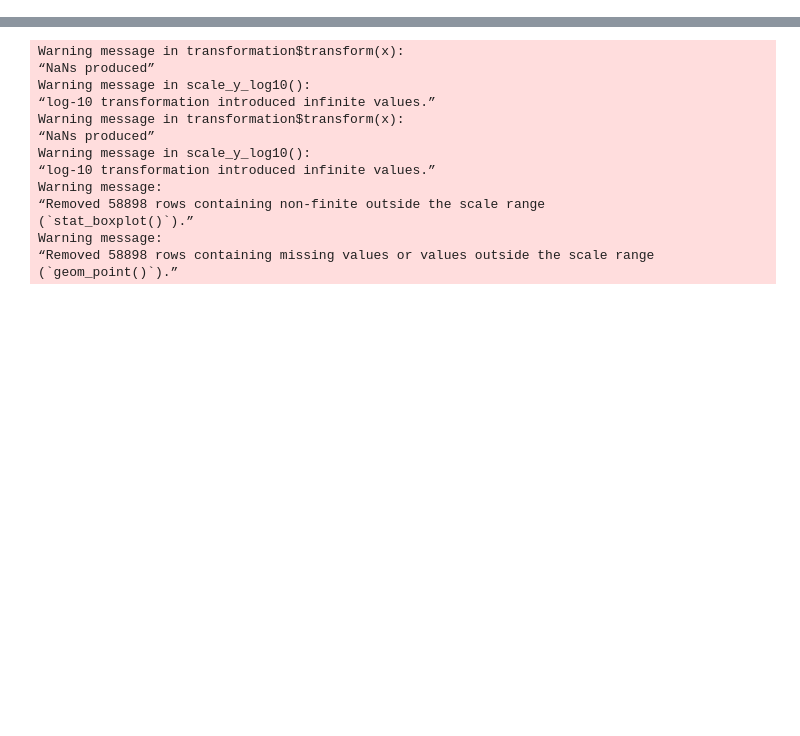
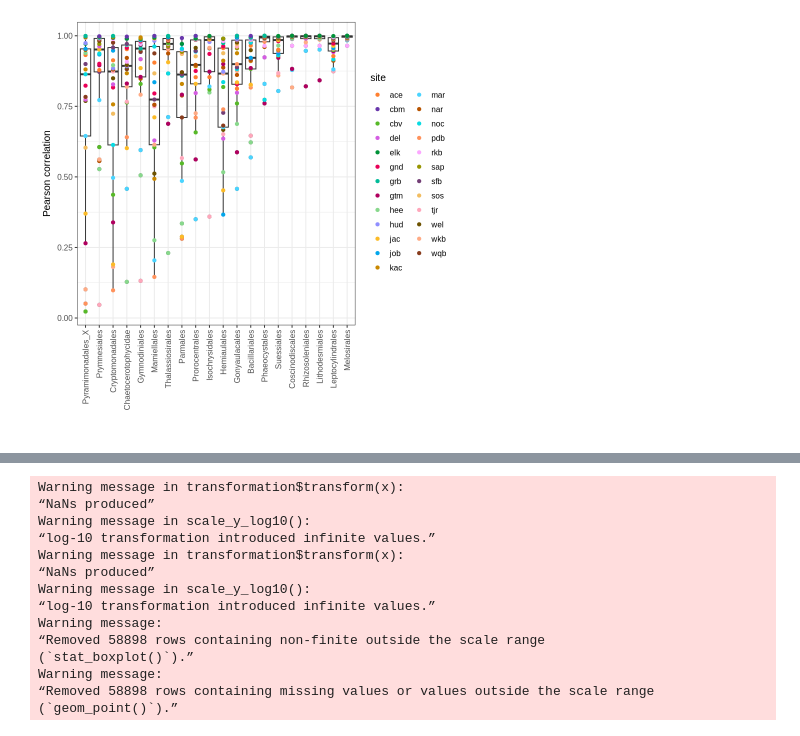
Before and after one commit to akrinos/2026-krinos-metaT-informed, a Jupyter notebook: model_notebooks/nerrs_compare.ipynb, the cells around one changed output, grey strips where cells are left out. Cells and saved outputs as stored; diff of their text form; code cells hidden in the pictures; blank space fills up the shorter version.

```diff
--- a/model_notebooks/nerrs_compare.ipynb
+++ b/model_notebooks/nerrs_compare.ipynb
@@ -11,3 +48,52 @@ nerrs_merged=nerrs_metaT %>%
     dplyr::inner_join(nerrs_allometry%>%
                      dplyr::rename(c("allometry"="abund")),
                     by=c("DateTime","taxon","Site"))
+# %%
+corr_res = data.frame()
+for (taxon_curr in (unique(nerrs_merged$taxon))) {
+    for (site_curr in unique(nerrs_merged$Site)) {
+        nerrs_merged_sub = nerrs_merged %>% dplyr::filter(taxon==taxon_curr) %>%
+            dplyr::filter(Site==site_curr)
+        corr_curr = cor.test(nerrs_merged_sub$metaT,nerrs_merged_sub$allometry,method="pearson")
+        corr_res = corr_res %>% dplyr::bind_rows(data.frame(taxon=taxon_curr,
+                                                 site=site_curr,
+                                                 corr = corr_curr$estimate,
+                                                 pval = corr_curr$p.value))
+    }
+}
+# %%
+ggplot(corr_res %>% dplyr::filter(!(taxon%in%c("nitrogen","phosphorus","zoop"))) %>%
+       dplyr::arrange(corr))+
+    geom_boxplot(aes(x=factor(taxon,levels=unique(taxon)),group=taxon,y=corr))+
+    geom_point(aes(x=factor(taxon,levels=unique(taxon)),color=site,group=site,y=corr))+
+    theme_bw(base_size=12) +
+    theme(axis.text.x = element_text(angle = 90, vjust = 0.5, hjust=1)) +
+    ylab("Pearson correlation") + xlab("") +
+    scale_color_manual(values=c("#ff8030",
+"#6836ab",
+"#57b928",
+"#d45de2",
+"#009238",
+"#e90057",
+"#01bb99",
+"#b0005f",
+"#88d88c",
+"#908fff",
+"#fcbb27",
+"#02a6eb",
+"#c98800",
+"#4ad4ff",
+"#b75300",
+"#08dbe2",
+"#ff925c",
+"#fca7ff",
+"#979500",
+"#733f76",
+"#f2bd61",
+"#ffa7bb",
+"#6d5200",
+"#ffab85",
+"#883c1d",
+"#9a5d4d"))
+# %% [output]
+[figure, added]
```
Also changed, not shown: parts of 18 cells of this notebook, 6 other files.
